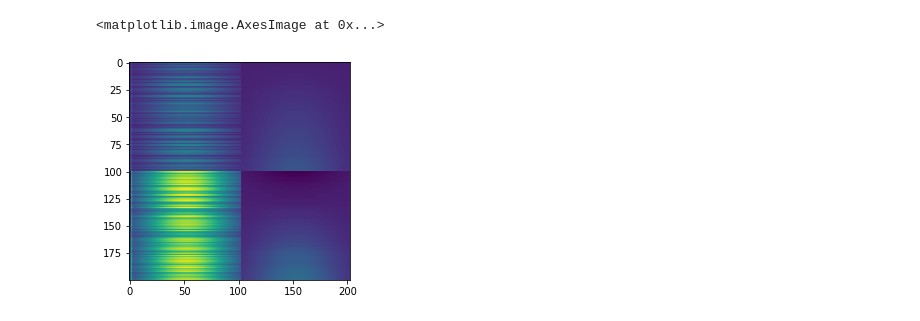
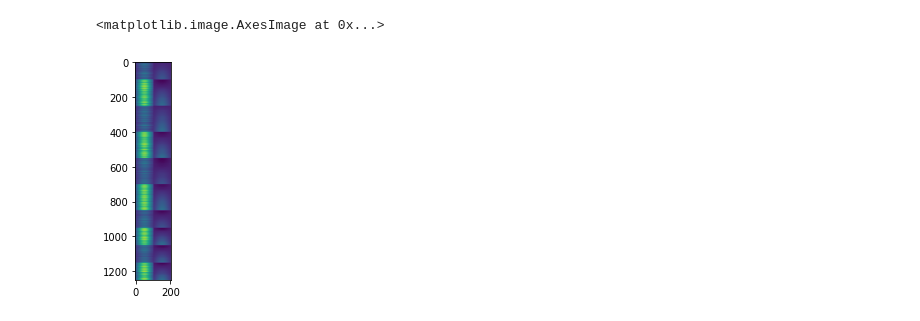
Before and after one commit to vgainullin/ml_bias, a Jupyter notebook: notebooks/synthetic_datasets.ipynb, the cells around one changed output. Saved outputs shown, nothing was run; the diff lists cells and outputs as text; code cells hidden in the pictures.

Commit message:
add batching

```diff
--- a/notebooks/synthetic_datasets.ipynb
+++ b/notebooks/synthetic_datasets.ipynb
@@ -10,59 +10,74 @@ import matplotlib.pyplot as plt
 import numpy
 from scipy import signal
 
-N_PER_GROUP = 100
-SIZE_SIGNAL = 100
-SIZE_CONF = 100
 
-
-df_conf = pd.DataFrame(zip(
-    np.concatenate((
-        np.zeros(N_PER_GROUP),
-        np.ones(N_PER_GROUP),)
-        ),
-    np.concatenate((
-        np.random.uniform(0, 2, size=N_PER_GROUP),
-        np.random.uniform(-1, 3, size=N_PER_GROUP))
-        ),
-    np.concatenate((
-        np.random.uniform(1, 4, size=N_PER_GROUP),
-        np.random.uniform(5, 10, size=N_PER_GROUP))
-        ),
-), columns=['label', 'confounder','signal'])
 
 def gkern(kernlen=16, std=5, dim=2):
 
     """Returns a Gaussian kernel array."""
 
     kern1d = signal.gaussian(kernlen, std=std).reshape(kernlen, 1)
     if dim == 2:
         kernel_raw = numpy.outer(kern1d, kern1d)
     else:
         kernel_raw = kern1d
     kernel = kernel_raw/kernel_raw.sum()
     return kernel
 
 def gen_feature(signal, conf, shape=(20, 20, 1), std=30):
     sig = gkern(shape[0], std, shape[2]) * signal * shape[0]
     conf = gkern(shape[1], std, shape[2]) * conf * shape[1]
     feat = np.concatenate((sig, conf))
     if shape[1] == 1:
         return feat.flatten()
     else:
         return feat
 
+SIZE_SIGNAL = 100
+SIZE_CONF = 100
+# cm = sns.light_palette("green", as_cmap=True)
+dfs = []
+for batch_id in range(5):
 
-cm = sns.light_palette("green", as_cmap=True)
-df_conf['feature'] = df_conf.apply(lambda x: gen_feature(x['signal'], x['confounder'], shape=(SIZE_SIGNAL, SIZE_CONF, 1)), axis=1)
-df_conf = df_conf.explode("feature")
-df_conf['feat_name'] = list(range(SIZE_SIGNAL+SIZE_CONF)) * (N_PER_GROUP*2)
+    n_class_0 = np.random.choice([100, 150])
+    n_class_1 = np.random.choice([100, 150])
 
-df_conf = df_conf.pivot(index=['label','confounder','signal'], columns='feat_name', values='feature').reset_index().astype(float)
+    min_conf_class_0 = np.random.choice([0, -1])
+    max_conf_class_0 = np.random.choice([2, 3])
 
-df_conf.columns.name = None
-#print(df_conf.groupby("label").describe())
+    min_conf_class_1 = np.random.choice([-1])
+    max_conf_class_1 = np.random.choice([3])
 
+    df_conf = pd.DataFrame(zip(
+        np.concatenate((
+            np.zeros(n_class_0),
+            np.ones(n_class_1),)
+            ),
+        np.concatenate((
+            np.random.uniform(min_conf_class_0, max_conf_class_0, size=n_class_0),
+            np.random.uniform(min_conf_class_1, max_conf_class_1, size=n_class_1))
+            ),
+        np.concatenate((
+            np.random.uniform(1, 4, size=n_class_0),
+            np.random.uniform(5, 10, size=n_class_1))
+            ),
+    ),
+    columns=['label', 'confounder','signal'])
+    df_conf['batch_id'] = batch_id
+    df_conf['feature'] = df_conf.apply(lambda x: gen_feature(x['signal'], x['confounder'], shape=(SIZE_SIGNAL, SIZE_CONF, 1)), axis=1)
+    df_conf = df_conf.explode("feature")
+    df_conf['feat_name'] = list(range(SIZE_SIGNAL+SIZE_CONF)) * (n_class_0 + n_class_1)
+
+    df_conf = df_conf.pivot(index=['label','confounder','signal','batch_id'], columns='feat_name', values='feature').reset_index().astype(float)
+
+    df_conf.columns.name = None
+
+    dfs.append(df_conf)
+
+df_conf = pd.concat(dfs)
+df_conf['batch_id'] = df_conf['batch_id'].astype(int)
+df_conf['label'] = df_conf['label'].astype(int)
 plt.imshow(df_conf.values)
 # %% [output]
 <matplotlib.image.AxesImage at 0x...>
-[figure, old version]
+[figure, new version]
```
Also changed, not shown: parts of 2 cells of this notebook.
